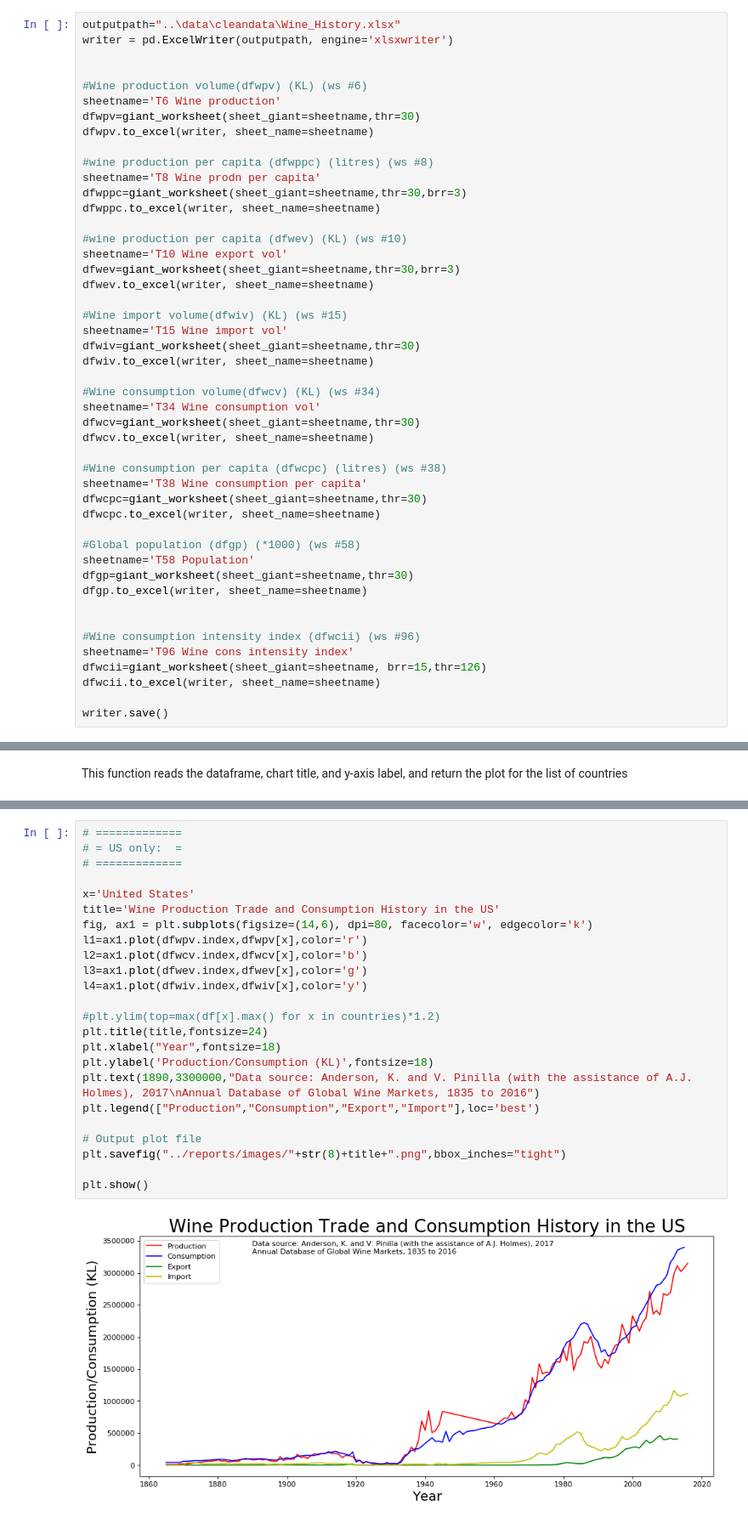
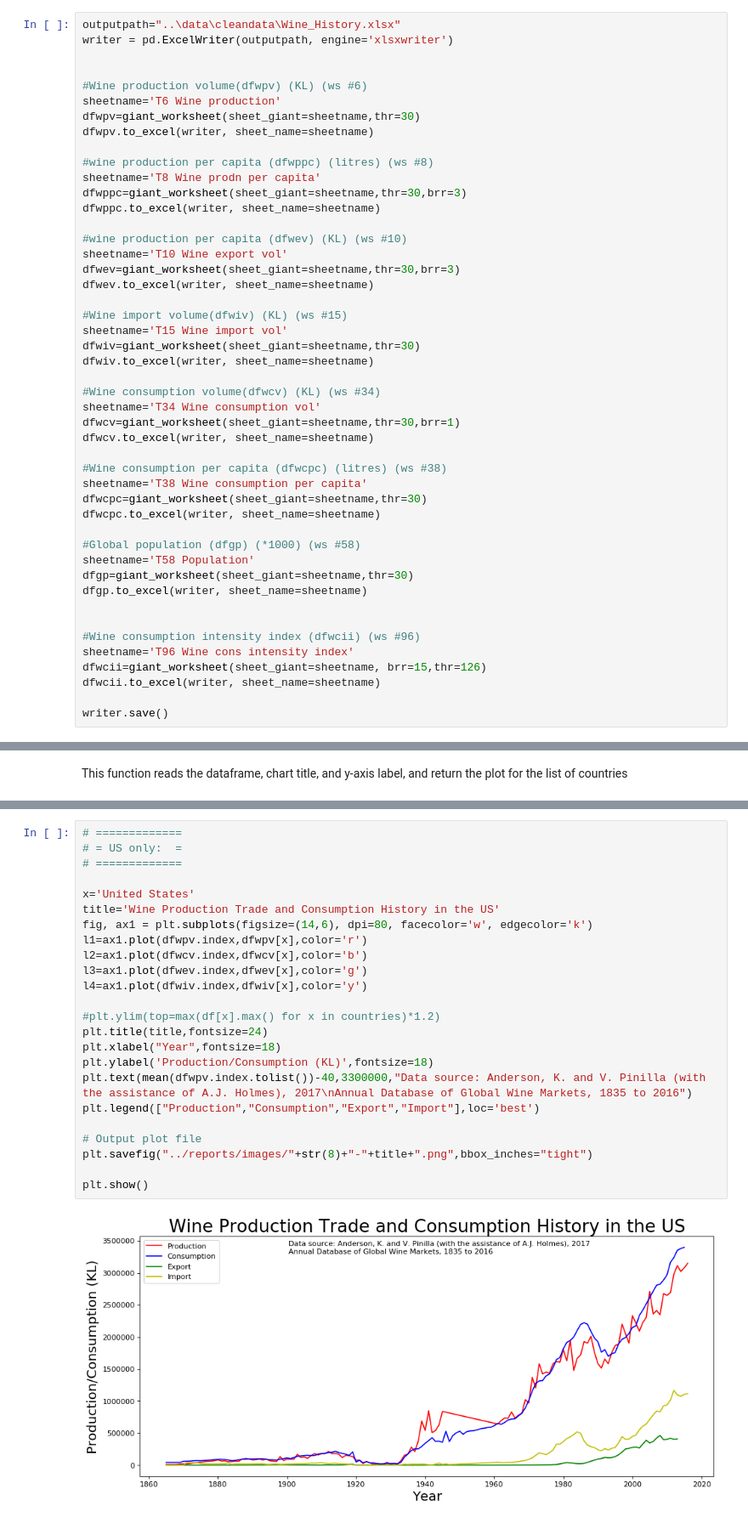
Before and after one commit to renatonico/Pygeons, a Jupyter notebook: notebooks/Pygeons1.ipynb, the cells around one changed output, grey strips where cells are left out. Shown at 85% size. Drawn from its saved outputs; the diff is of its cells as text.

```diff
--- a/notebooks/Pygeons1.ipynb
+++ b/notebooks/Pygeons1.ipynb
@@ -113,7 +114,7 @@ dfwiv.to_excel(writer, sheet_name=sheetname)
 
 #Wine consumption volume(dfwcv) (KL) (ws #34)
 sheetname='T34 Wine consumption vol'
-dfwcv=giant_worksheet(sheet_giant=sheetname,thr=30)
+dfwcv=giant_worksheet(sheet_giant=sheetname,thr=30,brr=1)
 dfwcv.to_excel(writer, sheet_name=sheetname)
 
 #Wine consumption per capita (dfwcpc) (litres) (ws #38)
@@ -258,26 +262,26 @@ wine_pc(7, dfwcpc, countries, "Wine Consumption per Capita","Liters per Person")
 # %%
 # =============
 # = US only:  =
 # =============
 
 x='United States'
 title='Wine Production Trade and Consumption History in the US'
 fig, ax1 = plt.subplots(figsize=(14,6), dpi=80, facecolor='w', edgecolor='k')
 l1=ax1.plot(dfwpv.index,dfwpv[x],color='r')
 l2=ax1.plot(dfwcv.index,dfwcv[x],color='b')
 l3=ax1.plot(dfwev.index,dfwev[x],color='g')
 l4=ax1.plot(dfwiv.index,dfwiv[x],color='y')
 
 #plt.ylim(top=max(df[x].max() for x in countries)*1.2)
 plt.title(title,fontsize=24)
 plt.xlabel("Year",fontsize=18)
 plt.ylabel('Production/Consumption (KL)',fontsize=18)
-plt.text(1890,3300000,"Data source: Anderson, K. and V. Pinilla (with the assistance of A.J. Holmes), 2017\nAnnual Database of Global Wine Markets, 1835 to 2016")
+plt.text(mean(dfwpv.index.tolist())-40,3300000,"Data source: Anderson, K. and V. Pinilla (with the assistance of A.J. Holmes), 2017\nAnnual Database of Global Wine Markets, 1835 to 2016")
 plt.legend(["Production","Consumption","Export","Import"],loc='best')
 
 # Output plot file
-plt.savefig("../reports/images/"+str(8)+title+".png",bbox_inches="tight")
+plt.savefig("../reports/images/"+str(8)+"-"+title+".png",bbox_inches="tight")
 
 plt.show()
 # %% [output]
-[figure, old version]
+[figure, new version]
```
Also changed, not shown: parts of 10 cells of this notebook.
